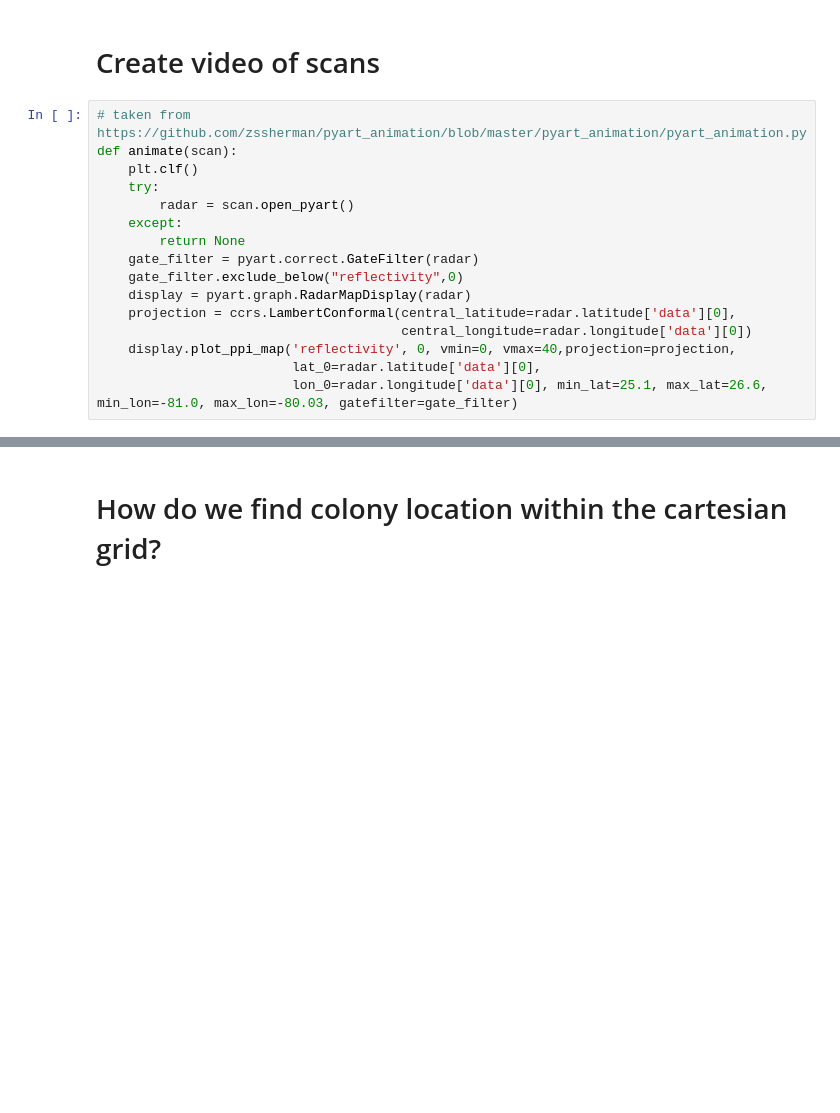
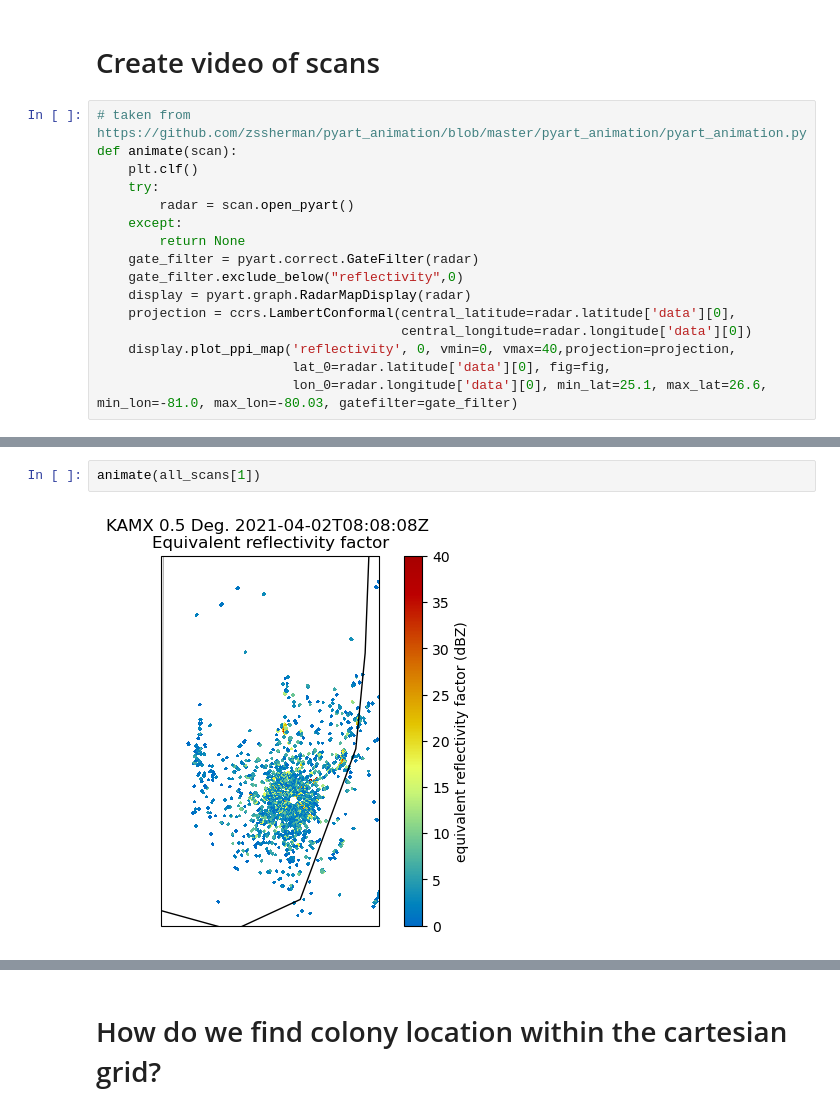
Before and after one commit to weecology/everglades_radar, a Jupyter notebook: Download.ipynb, the cells around one changed output, grey strips where cells are left out. Drawn from its saved outputs; the diff is of its cells as text; blank space fills up the shorter version.

```diff
--- a/Download.ipynb
+++ b/Download.ipynb
@@ -148,7 +137,7 @@ def animate(scan):
     projection = ccrs.LambertConformal(central_latitude=radar.latitude['data'][0],
                                        central_longitude=radar.longitude['data'][0])
     display.plot_ppi_map('reflectivity', 0, vmin=0, vmax=40,projection=projection,
-                         lat_0=radar.latitude['data'][0],
+                         lat_0=radar.latitude['data'][0], fig=fig,
                          lon_0=radar.longitude['data'][0], min_lat=25.1, max_lat=26.6, min_lon=-81.0, max_lon=-80.03, gatefilter=gate_filter)
 # %%
 scans = conn.get_avail_scans_in_range(start, end, radar_id)
@@ -175,2 +164,6 @@ Downloaded KAMX20210402_095246_V06
 27 out of 27 files downloaded...0 errors
+# %%
+animate(all_scans[1])
+# %% [output]
+[figure, added]
 # %%
```
Also changed, not shown: parts of 13 cells of this notebook.
